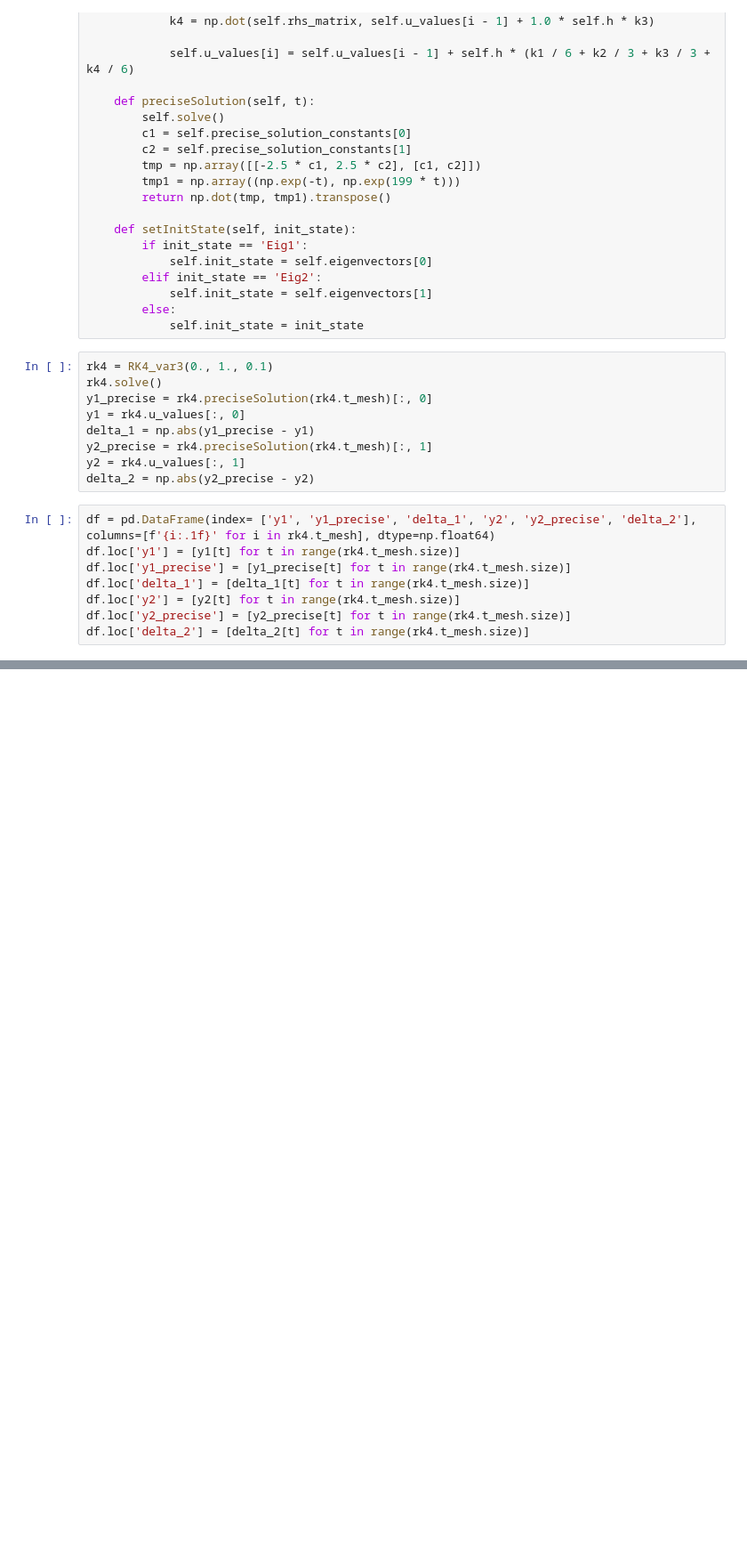
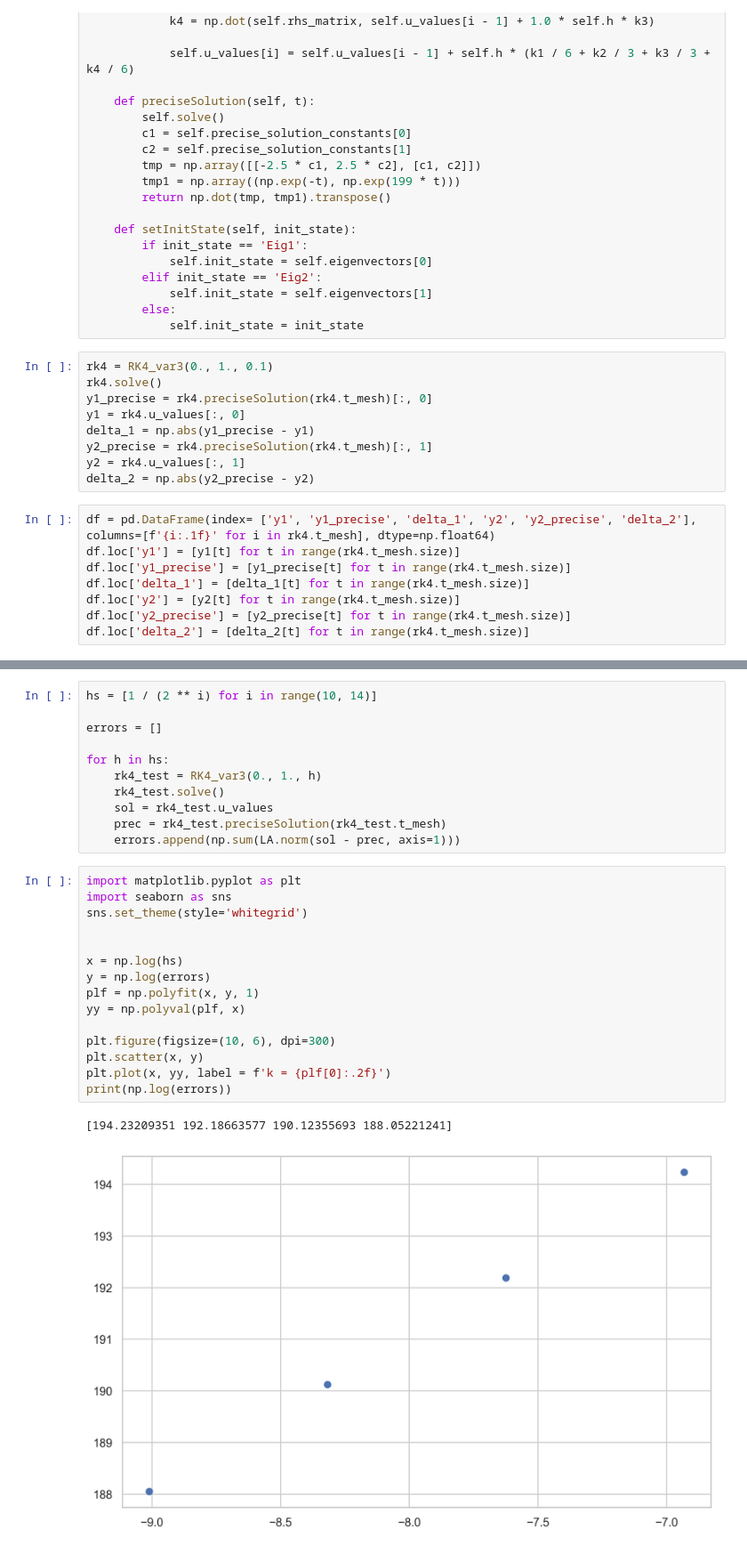
Before and after one commit to kekoveca/CompMathPhys, a Jupyter notebook: rk4.ipynb, the cells around one changed output, grey strips where cells are left out. Shown at 89% size. Drawn from its saved outputs; the diff is of its cells as text; blank space fills up the shorter version.

```diff
--- a/rk4.ipynb
+++ b/rk4.ipynb
@@ -80,3 +80,32 @@ df
 | y2 | -9.284767e-01 | -2.247502e+03 | -1.812511e+07 | -1.462092e+11 | -1.179421e+15 | -9.514002e+18 | -7.674629e+22 | -6.190869e+26 | -4.993968e+30 | -4.028469e+34 | -3.249632e+38 |
 | y2_precise | -9.284767e-01 | -1.222792e+08 | -5.368002e+16 | -2.356529e+25 | -1.034506e+34 | -4.541436e+42 | -1.993671e+51 | -8.752127e+59 | -3.842145e+68 | -1.686685e+77 | -7.404473e+85 |
 | delta_2 | 1.110223e-16 | 1.222769e+08 | 5.368002e+16 | 2.356529e+25 | 1.034506e+34 | 4.541436e+42 | 1.993671e+51 | 8.752127e+59 | 3.842145e+68 | 1.686685e+77 | 7.404473e+85 |
+# %%
+hs = [1 / (2 ** i) for i in range(10, 14)]
+
+errors = []
+
+for h in hs:
+    rk4_test = RK4_var3(0., 1., h)
+    rk4_test.solve()
+    sol = rk4_test.u_values
+    prec = rk4_test.preciseSolution(rk4_test.t_mesh)
+    errors.append(np.sum(LA.norm(sol - prec, axis=1)))
+# %%
+import matplotlib.pyplot as plt
+import seaborn as sns
+sns.set_theme(style='whitegrid')
+
+
+x = np.log(hs)
+y = np.log(errors)
+plf = np.polyfit(x, y, 1)
+yy = np.polyval(plf, x)
+
+plt.figure(figsize=(10, 6), dpi=300)
+plt.scatter(x, y)
+plt.plot(x, yy, label = f'k = {plf[0]:.2f}')
+print(np.log(errors))
+# %% [output]
+[194.23209351 192.18663577 190.12355693 188.05221241]
+[figure, added]
```
